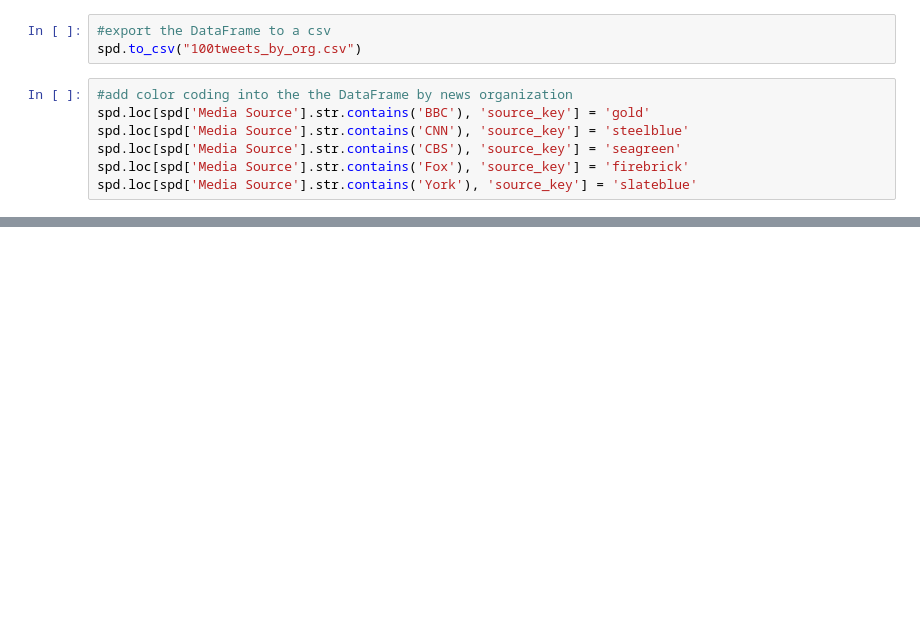
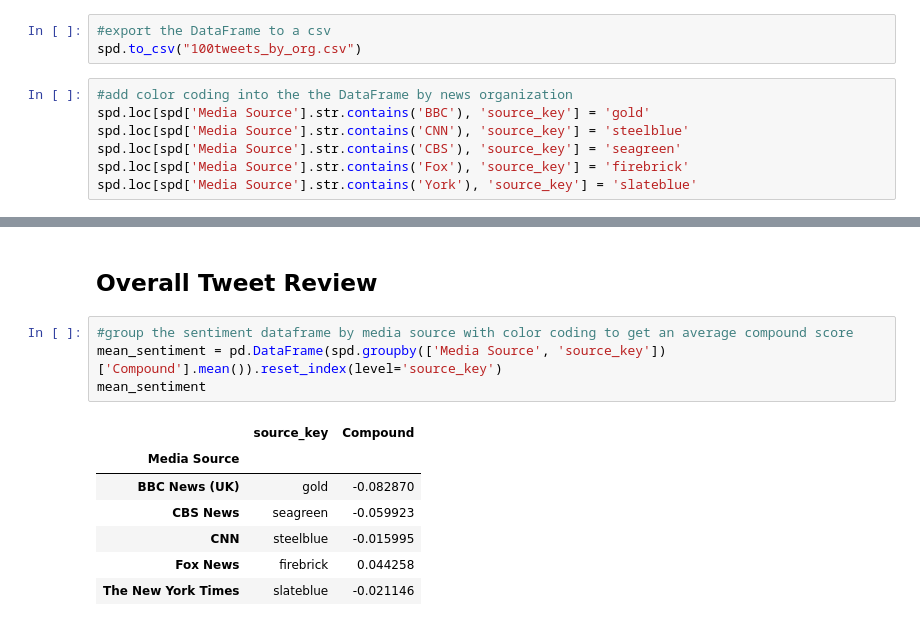
Before and after one commit to laurelic/social-analytics-challenge-news-mood, a Jupyter notebook: NewsMood.ipynb, the cells around one changed output, grey strips where cells are left out. Saved outputs shown, nothing was run; the diff lists cells and outputs as text; blank space fills up the shorter version.

```diff
--- a/NewsMood.ipynb
+++ b/NewsMood.ipynb
@@ -111,3 +113,17 @@ plt.savefig('100_tweets_sentiments.png')
 plt.show()
 # %% [output]
 [figure]
+# %% [markdown]
+## Overall Tweet Review
+# %%
+#group the sentiment dataframe by media source with color coding to get an average compound score
+mean_sentiment = pd.DataFrame(spd.groupby(['Media Source', 'source_key'])['Compound'].mean()).reset_index(level='source_key')
+mean_sentiment
+# %% [output]
+|  | source_key | Compound |
+| Media Source |  |  |
+| BBC News (UK) | gold | -0.082870 |
+| CBS News | seagreen | -0.059923 |
+| CNN | steelblue | -0.015995 |
+| Fox News | firebrick | 0.044258 |
+| The New York Times | slateblue | -0.021146 |
```
Also changed, not shown: parts of 3 cells of this notebook, 1 other file.
